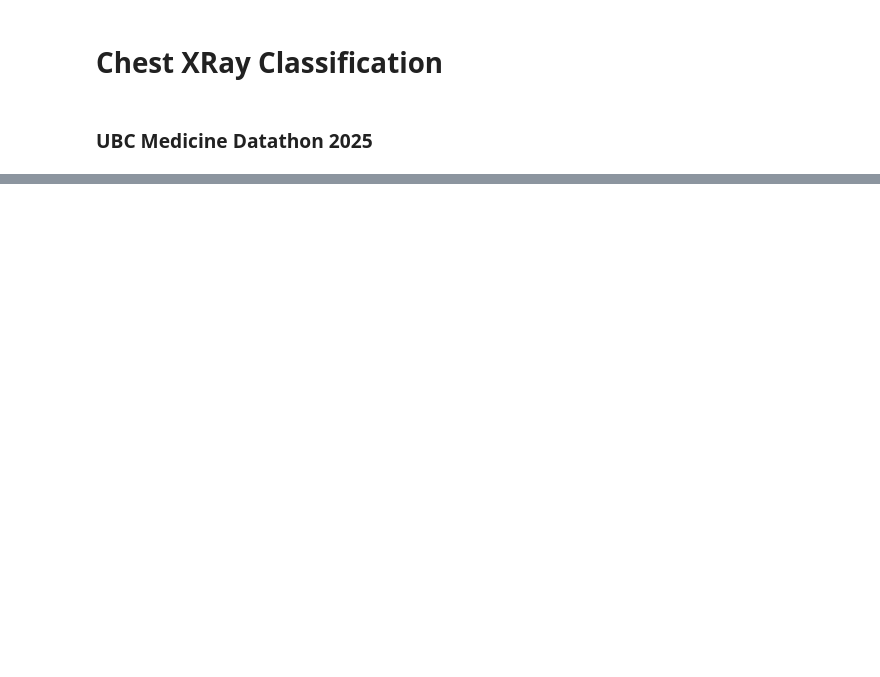
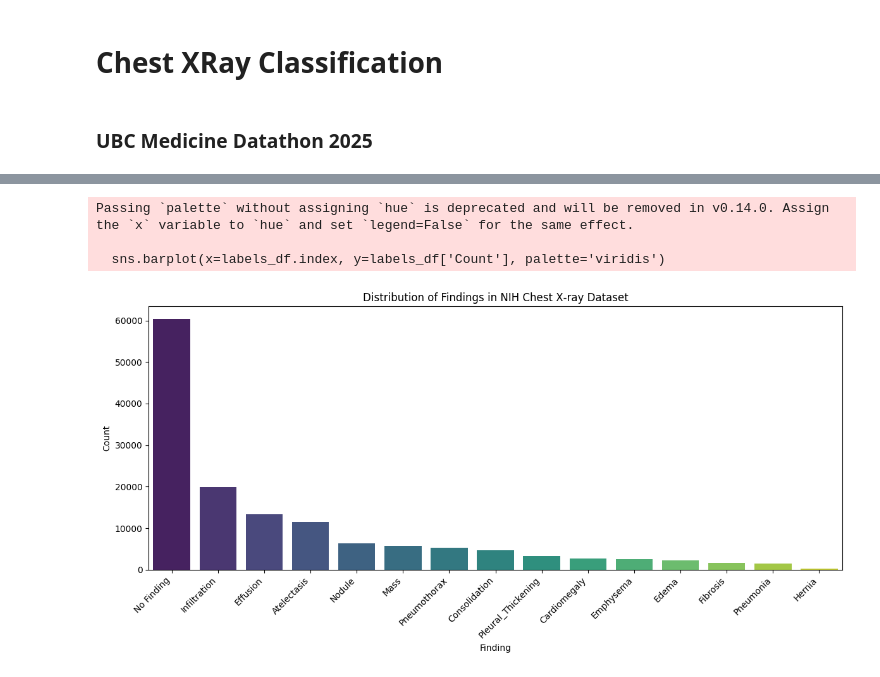
Before and after one commit to vivaanjhaveri/chest-xray, a Jupyter notebook: chest_xray.ipynb, the cells around one changed output, grey strips where cells are left out. Cells and saved outputs as stored; diff of their text form; code cells hidden in the pictures; blank space fills up the shorter version.

```diff
--- a/chest_xray.ipynb
+++ b/chest_xray.ipynb
@@ -50,0 +45,16 @@ How can the X-ray data be efficiently represented to then be used for CAD system
+# %%
+# Load the metadata CSV file
+csv_path = '/Data_Entry_2017.csv'
+metadata = pd.read_csv(csv_path)
+
+# Display the first few rows
+print("First 5 rows of the metadata:")
+print(metadata.head())
+
+# Display dataset information (columns, datatypes, non-null counts)
+print("\nDataset Information:")
+metadata.info()
+
+# Display summary statistics for numerical columns
+print("\nSummary Statistics:")
+print(metadata.describe())
@@ -50,0 +82,15 @@ How can the X-ray data be efficiently represented to then be used for CAD system
+# %%
+from collections import Counter
+
+# Split the 'Finding Labels' column and explode the list into separate rows
+all_labels = metadata['Finding Labels'].str.split('|').explode()
+
+# Count the occurrences of each label
+label_counts = Counter(all_labels)
+
+# Convert the counts to a DataFrame for visualization
+labels_df = pd.DataFrame.from_dict(label_counts, orient='index', columns=['Count'])
+labels_df = labels_df.sort_values(by='Count', ascending=False)
+
+print("Top 10 Findings:")
+print(labels_df.head(10))
@@ -50,0 +117,14 @@ How can the X-ray data be efficiently represented to then be used for CAD system
+# %%
+plt.figure(figsize=(12, 6))
+sns.barplot(x=labels_df.index, y=labels_df['Count'], palette='viridis')
+plt.xticks(rotation=45, ha='right')
+plt.title('Distribution of Findings in NIH Chest X‑ray Dataset')
+plt.xlabel('Finding')
+plt.ylabel('Count')
+plt.tight_layout()
+plt.show()
+# %% [output]
+Passing `palette` without assigning `hue` is deprecated and will be removed in v0.14.0. Assign the `x` variable to `hue` and set `legend=False` for the same effect.
+
+  sns.barplot(x=labels_df.index, y=labels_df['Count'], palette='viridis')
+[figure, added]
```
Also changed, not shown: parts of 19 cells of this notebook.
